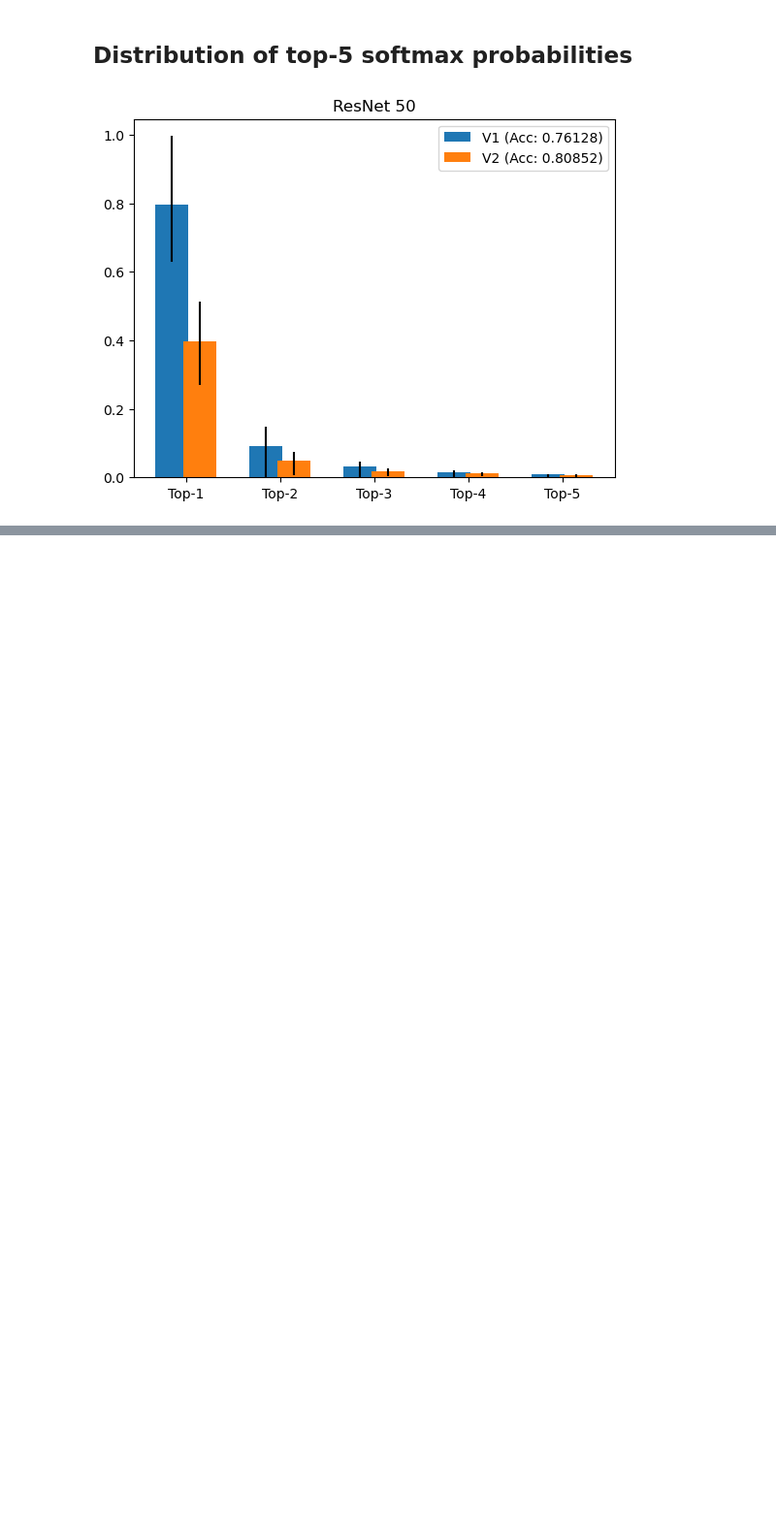
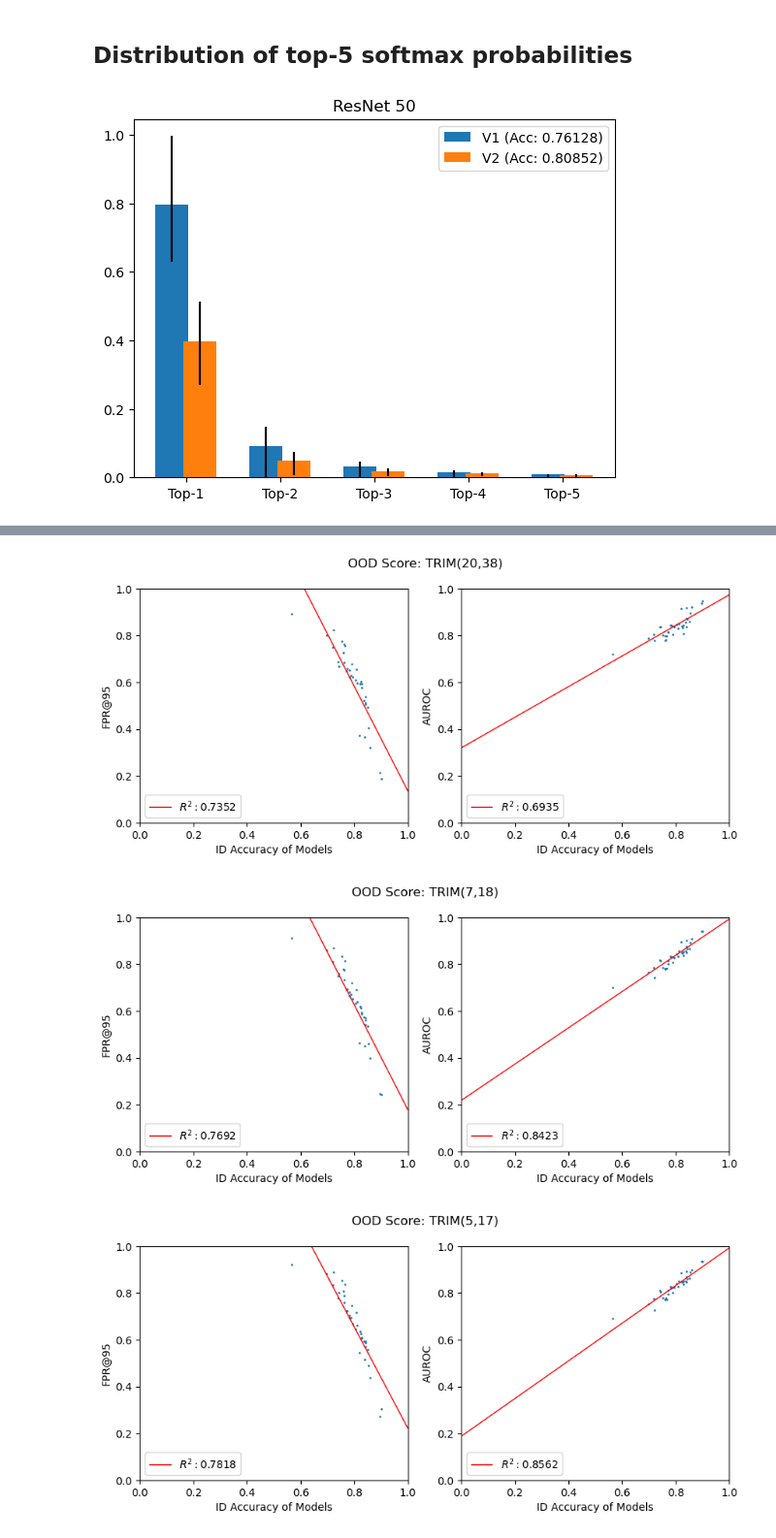
Before and after one commit to wizardbc/trim, a Jupyter notebook: eval.ipynb, the cells around one changed output, grey strips where cells are left out. Shown at 97% size. Saved outputs shown, nothing was run; the diff lists cells and outputs as text; code cells hidden in the pictures; blank space fills up the shorter version.

Commit message:
variations of TRIM

```diff
--- a/eval.ipynb
+++ b/eval.ipynb
@@ -249,9 +224,11 @@ color_df(df_auroc)
 # %% [markdown]
 ## Accuracy vs. Metrics
 # %%
+R2 = {}
 for score in ['MSP', 'Energy', 'DICE', 'ASH_S', 'TRIM']:
   fig = plt.figure(figsize=(10,4))
   fig.suptitle(f'OOD Score: {score}')
+  _R2 = {}
   for i, metric in enumerate(['FPR@95', 'AUROC']):
     x = df_avg[('ID', 'Accuracy')].to_numpy()[:,np.newaxis]
     y = df_avg[(score, metric)].to_numpy()[:,np.newaxis]
@@ -265,9 +242,11 @@ for score in ['MSP', 'Energy', 'DICE', 'ASH_S', 'TRIM']:
     plt.ylim(0,1)
     plt.scatter(x,y, s=1)
     _x = np.array([[0],[1]])
+    _R2[metric] = lin_reg.score(x,y)
     plt.plot(_x, lin_reg.predict(_x), label=f'$R^2:{lin_reg.score(x,y):.4f}$', linewidth=1, c='red')
     plt.legend(loc='lower left')
   plt.show()
+  R2[score] = _R2
 # %% [output]
 [figure]
 [figure]
@@ -303,0 +330,12 @@ plt.show()
+# %%
+for name in tqdm(names):
+  fname = get_fancy_name(name)
+  runner = OODRunner(f'./runners/{fname}.pt')
+  last_layer = get_last_layer(name)
+
+  acc, df = get_df(runner, last_layer)
+  metrics[fname] = pd.concat([metrics[fname],df], axis=1)
+  id_acc[fname] = acc
+  print(fname, f"(Acc: {acc:.6f})")
+  display(color_df(df))
+  del runner
@@ -303,0 +398,5 @@ plt.show()
+# %%
+df_avg = pd.DataFrame({k: v.loc[observe_ood].mean()for k,v in metrics.items()}).T
+df_avg[('ID', 'Accuracy')] = id_acc
+df_avg[('lp','lp')] = lp
+color_df(df_avg)
@@ -303,0 +518,27 @@ plt.show()
+# %%
+for score in _trim_lst:
+  fig = plt.figure(figsize=(10,4))
+  fig.suptitle(f'OOD Score: {score}')
+  _R2 = {}
+  for i, metric in enumerate(['FPR@95', 'AUROC']):
+    x = df_avg[('ID', 'Accuracy')].to_numpy()[:,np.newaxis]
+    y = df_avg[(score, metric)].to_numpy()[:,np.newaxis]
+    lin_reg = LinearRegression()
+    lin_reg.fit(x,y)
+
+    plt.subplot(int(f'12{i+1}'))
+    plt.xlabel('ID Accuracy of Models')
+    plt.ylabel(metric)
+    plt.xlim(0,1)
+    plt.ylim(0,1)
+    plt.scatter(x,y, s=1)
+    _x = np.array([[0],[1]])
+    _R2[metric] = lin_reg.score(x,y)
+    plt.plot(_x, lin_reg.predict(_x), label=f'$R^2:{lin_reg.score(x,y):.4f}$', linewidth=1, c='red')
+    plt.legend(loc='lower left')
+  plt.show()
+  R2[score] = _R2
+# %% [output]
+[figure, added]
+[figure, added]
+[figure, added]
```
Also changed, not shown: parts of 18 cells of this notebook.
